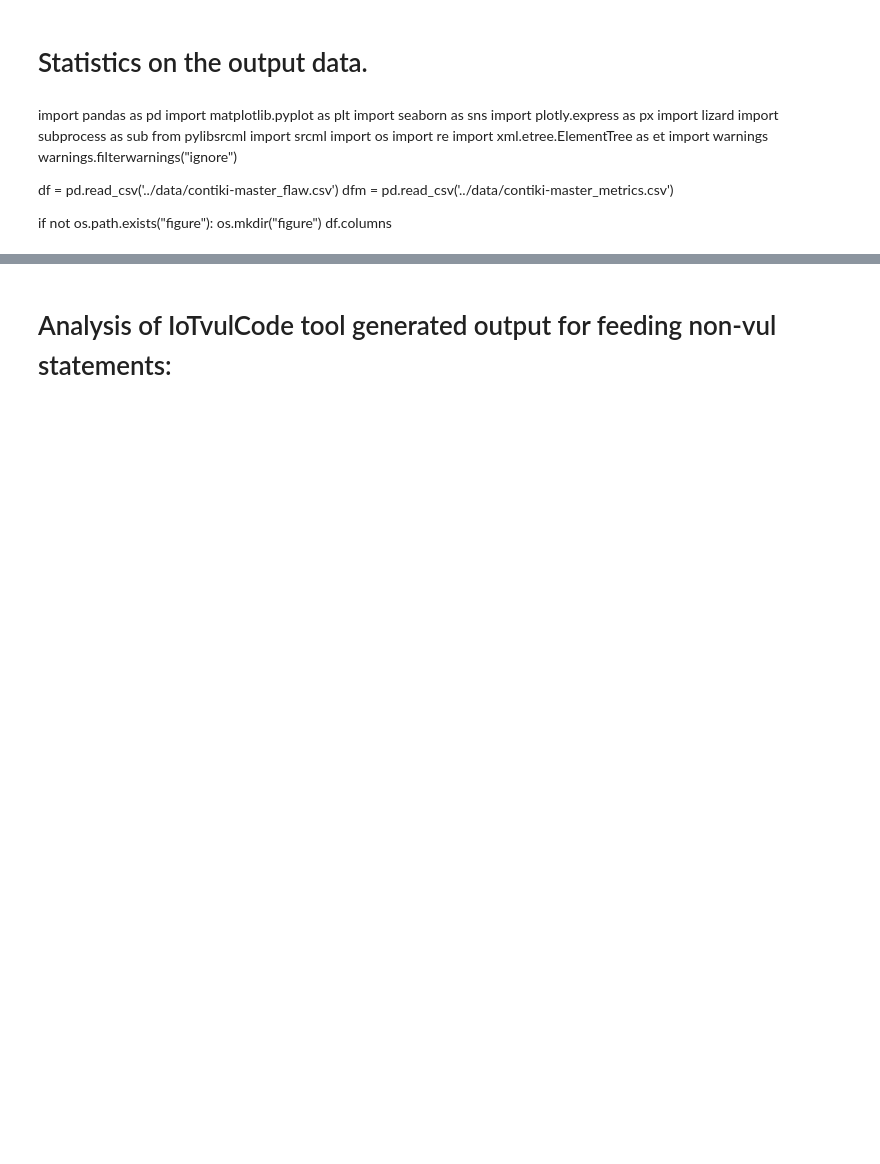
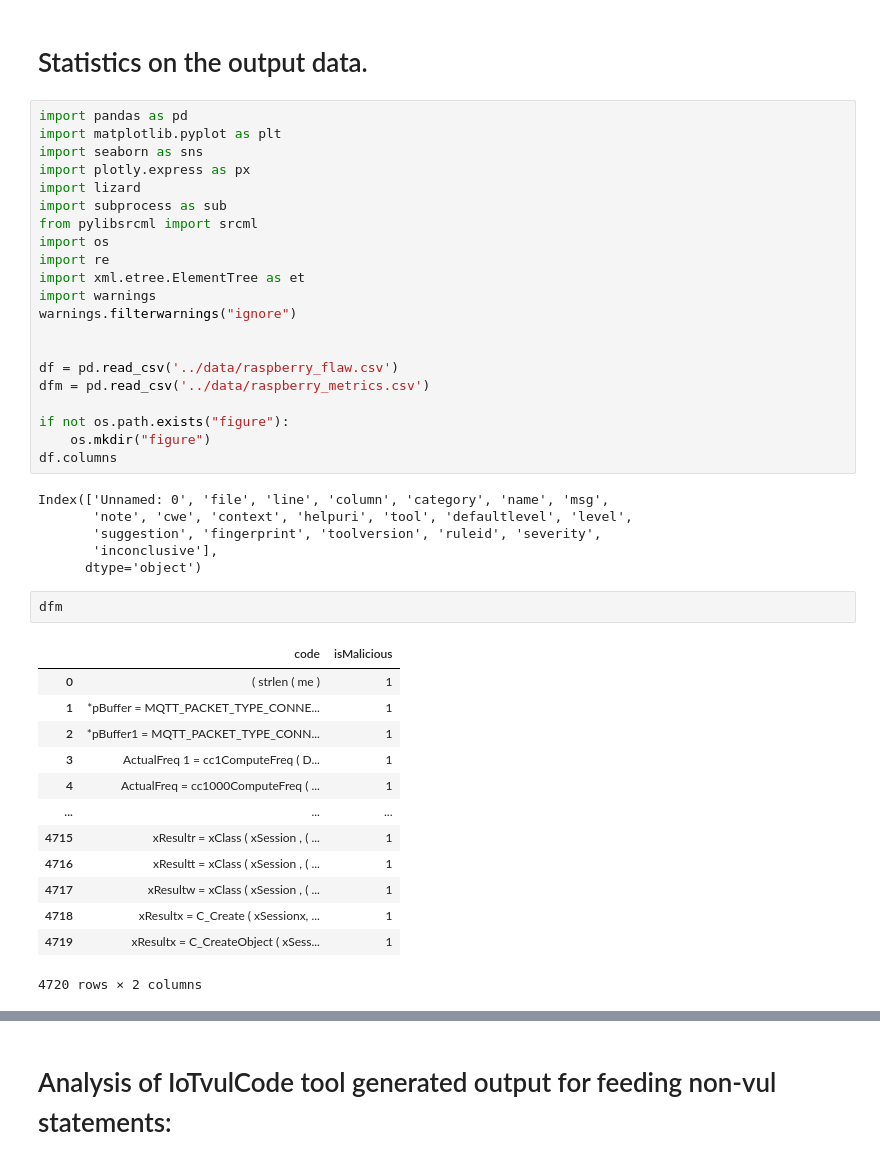
Before and after one commit to SmartSecLab/IoTvulCode, a Jupyter notebook: notebooks/stat.ipynb, the cells around one changed output, grey strips where cells are left out. Saved outputs shown, nothing was run; the diff lists cells and outputs as text; blank space fills up the shorter version.

```diff
--- a/notebooks/stat.ipynb
+++ b/notebooks/stat.ipynb
@@ -1,26 +1,48 @@
 # %% [markdown]
 # Statistics on the output data.
-# %% [markdown]
-import pandas as pd
-import matplotlib.pyplot as plt
-import seaborn as sns
-import plotly.express as px
-import lizard
-import subprocess as sub
-from pylibsrcml import srcml
-import os
-import re
-import xml.etree.ElementTree as et
-import warnings
-warnings.filterwarnings("ignore")
-
-
-df = pd.read_csv('../data/contiki-master_flaw.csv')
-dfm = pd.read_csv('../data/contiki-master_metrics.csv')
-
-if not os.path.exists("figure"):
-    os.mkdir("figure")
-df.columns
+# %%
+import pandas as pd
+import matplotlib.pyplot as plt
+import seaborn as sns
+import plotly.express as px
+import lizard
+import subprocess as sub
+from pylibsrcml import srcml
+import os
+import re
+import xml.etree.ElementTree as et
+import warnings
+warnings.filterwarnings("ignore")
+
+
+df = pd.read_csv('../data/raspberry_flaw.csv')
+dfm = pd.read_csv('../data/raspberry_metrics.csv')
+
+if not os.path.exists("figure"):
+    os.mkdir("figure")
+df.columns
+# %% [output]
+Index(['Unnamed: 0', 'file', 'line', 'column', 'category', 'name', 'msg',
+       'note', 'cwe', 'context', 'helpuri', 'tool', 'defaultlevel', 'level',
+       'suggestion', 'fingerprint', 'toolversion', 'ruleid', 'severity',
+       'inconclusive'],
+      dtype='object')
+# %%
+dfm
+# %% [output]
+|  | code | isMalicious |
+| 0 | ( strlen ( me ) | 1 |
+| 1 | *pBuffer = MQTT_PACKET_TYPE_CONNE... | 1 |
+| 2 | *pBuffer1 = MQTT_PACKET_TYPE_CONN... | 1 |
+| 3 | ActualFreq 1 = cc1ComputeFreq ( D... | 1 |
+| 4 | ActualFreq = cc1000ComputeFreq ( ... | 1 |
+| ... | ... | ... |
+| 4715 | xResultr = xClass ( xSession , ( ... | 1 |
+| 4716 | xResultt = xClass ( xSession , ( ... | 1 |
+| 4717 | xResultw = xClass ( xSession , ( ... | 1 |
+| 4718 | xResultx = C_Create ( xSessionx, ... | 1 |
+| 4719 | xResultx = C_CreateObject ( xSess... | 1 |
+4720 rows × 2 columns
 # %%
 dfp = df[['category', 'name', 'cwe']].groupby(['category', 'name', 'cwe'], group_keys=False).size().reset_index(name='count')
 fig = px.sunburst(dfp, path=['category', 'name', 'cwe'], values='count')
```
Also changed, not shown: parts of 12 cells of this notebook, 3 other files.
